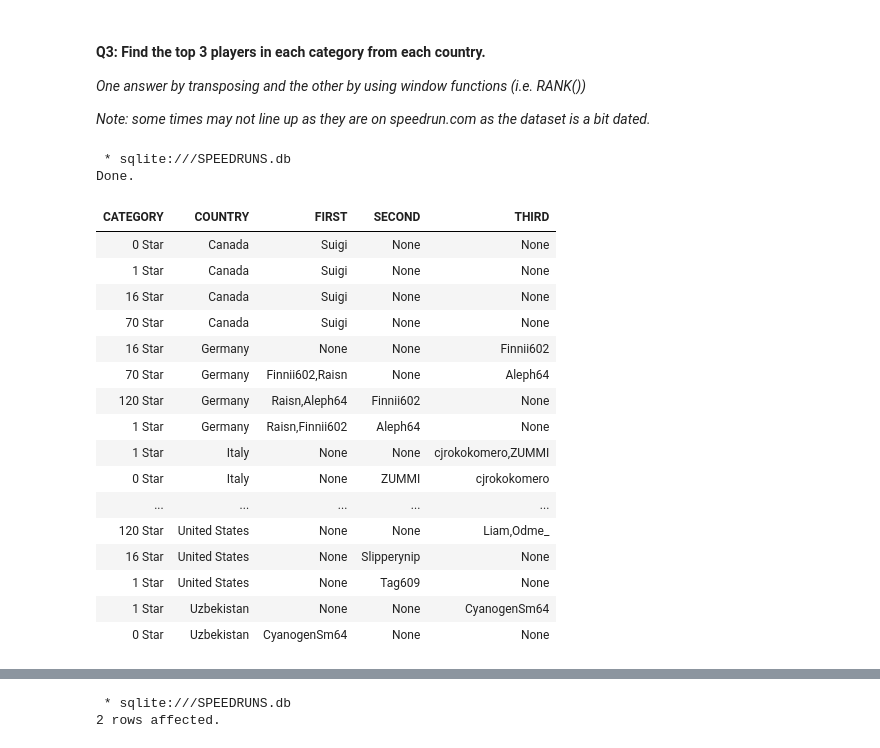
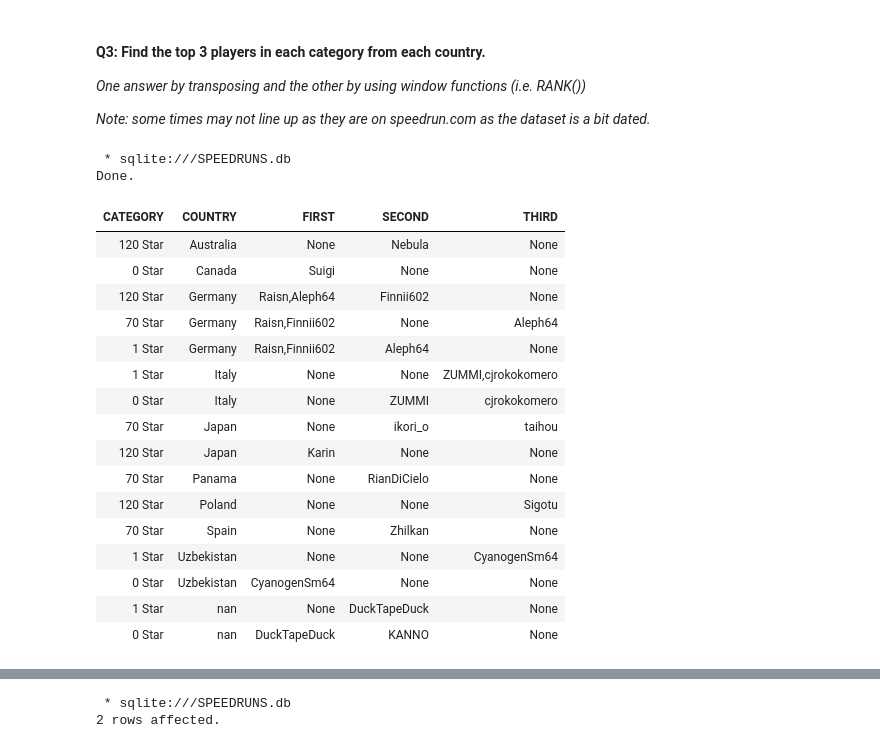
Before and after one commit to ouchmode/SM64-Speedrun-Data, a Jupyter notebook: SM64_Speedruns.ipynb, the cells around one changed output, grey strips where cells are left out. Drawn from its saved outputs; the diff is of its cells as text; code cells hidden in the pictures.

```diff
--- a/SM64_Speedruns.ipynb
+++ b/SM64_Speedruns.ipynb
@@ -330,41 +343,39 @@ Done.
 # %%
 %%sql
 
 /*
-This is excluding any players without a set country on speedrun.com and disregards platform.
-
 There are other countries other than five listed below, but the players in those countries don't have a
 first, second or third place time.
 */
 
 SELECT CATEGORY, COUNTRY,
     GROUP_CONCAT(CASE WHEN PLACE == 1 THEN PLAYER_NAME END) as FIRST,
     GROUP_CONCAT(CASE WHEN PLACE == 2 THEN PLAYER_NAME END) as SECOND,
     GROUP_CONCAT(CASE WHEN PLACE == 3 THEN PLAYER_NAME END) as THIRD
 FROM ALL_CAT_SPEEDRUNS
 GROUP BY CATEGORY, COUNTRY
-HAVING PLACE IN (1, 2, 3) AND COUNTRY IS NOT NULL
+HAVING PLACE IN (1, 2, 3)
 ORDER BY COUNTRY ASC, FIRST, SECOND, THIRD;
 # %% [output]
  * sqlite:///SPEEDRUNS.db
 Done.
 | CATEGORY | COUNTRY | FIRST | SECOND | THIRD |
+| 120 Star | Australia | None | Nebula | None |
 | 0 Star | Canada | Suigi | None | None |
-| 1 Star | Canada | Suigi | None | None |
-| 16 Star | Canada | Suigi | None | None |
-| 70 Star | Canada | Suigi | None | None |
-| 16 Star | Germany | None | None | Finnii602 |
-| 70 Star | Germany | Finnii602,Raisn | None | Aleph64 |
 | 120 Star | Germany | Raisn,Aleph64 | Finnii602 | None |
+| 70 Star | Germany | Raisn,Finnii602 | None | Aleph64 |
 | 1 Star | Germany | Raisn,Finnii602 | Aleph64 | None |
-| 1 Star | Italy | None | None | cjrokokomero,ZUMMI |
+| 1 Star | Italy | None | None | ZUMMI,cjrokokomero |
 | 0 Star | Italy | None | ZUMMI | cjrokokomero |
-| ... | ... | ... | ... | ... |
-| 120 Star | United States | None | None | Liam,Odme_ |
-| 16 Star | United States | None | Slipperynip | None |
-| 1 Star | United States | None | Tag609 | None |
+| 70 Star | Japan | None | ikori_o | taihou |
+| 120 Star | Japan | Karin | None | None |
+| 70 Star | Panama | None | RianDiCielo | None |
+| 120 Star | Poland | None | None | Sigotu |
+| 70 Star | Spain | None | Zhilkan | None |
 | 1 Star | Uzbekistan | None | None | CyanogenSm64 |
 | 0 Star | Uzbekistan | CyanogenSm64 | None | None |
+| 1 Star | nan | None | DuckTapeDuck | None |
+| 0 Star | nan | DuckTapeDuck | KANNO | None |
 # %%
 %%sql
 
```
Also changed, not shown: parts of 23 cells of this notebook.
